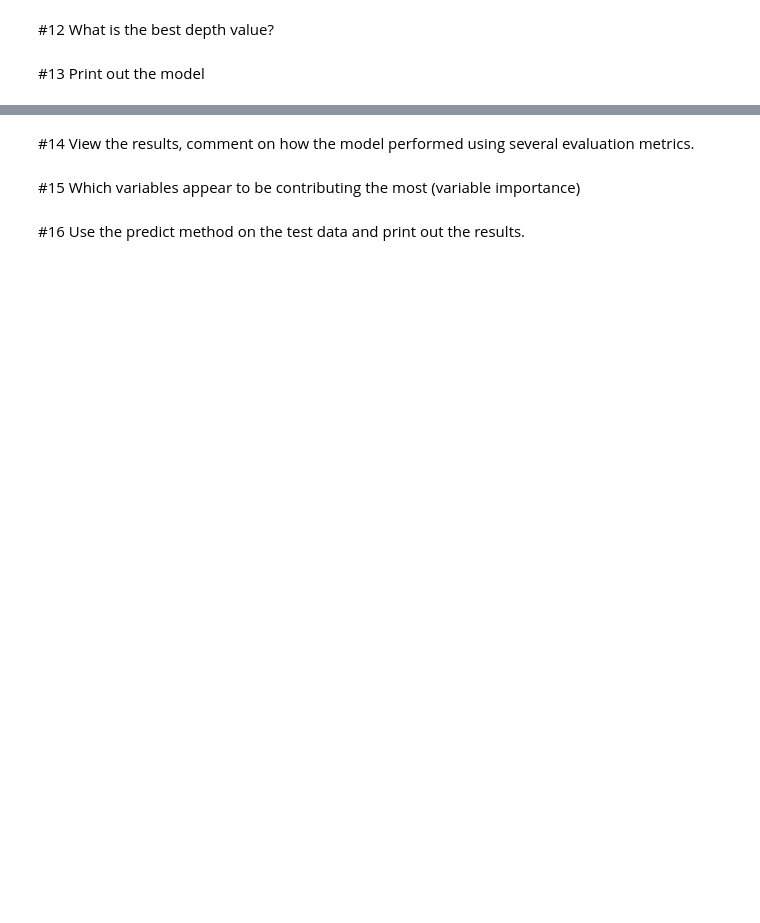
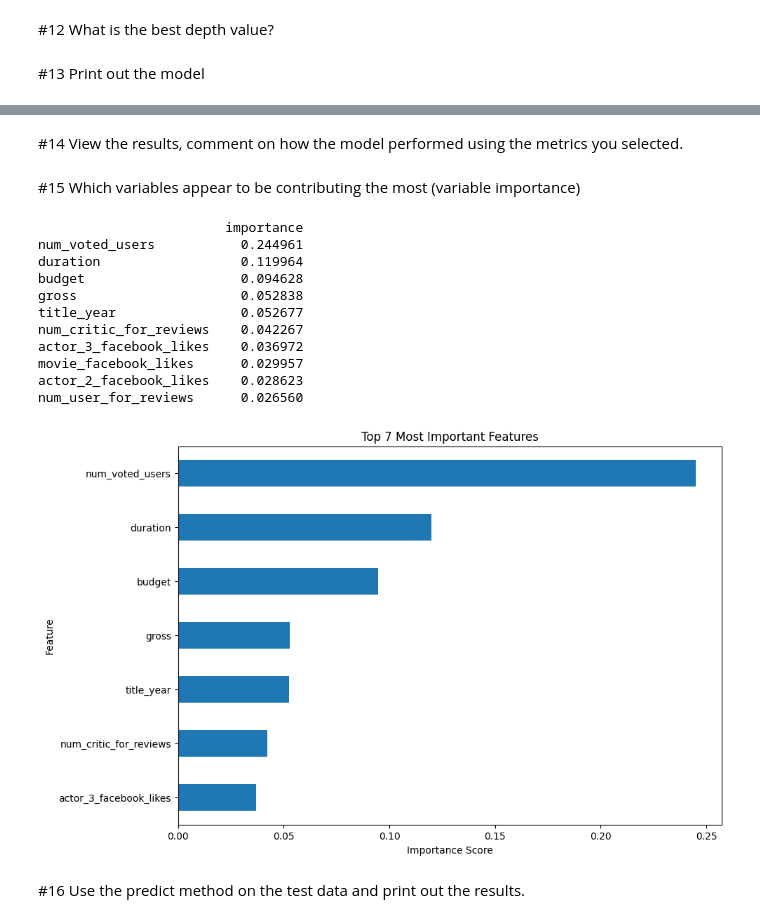
Before and after one commit to UVADS/DS-3021, a Jupyter notebook: 08_DT_Class/DT_Class_Lab.ipynb, the cells around one changed output, grey strips where cells are left out. Cells and saved outputs as stored; diff of their text form; code cells hidden in the pictures; blank space fills up the shorter version.

```diff
--- a/08_DT_Class/DT_Class_Lab.ipynb
+++ b/08_DT_Class/DT_Class_Lab.ipynb
@@ -41,4 +243,8 @@ import numpy as np
 # %% [markdown]
 #9 Build the classifier object
+# %%
+dt_model = DecisionTreeClassifier(random_state=42)
+#DecisionTreeClassifier- learns how to split the data into branches based on
+#different features (like budget, genre, etc.) to predict your target (high_rating)
 # %% [markdown]
 #10 Use the kfold object and the scoring metric to find the best hyperparameter value for max depth via the grid search method.
@@ -44,0 +267,12 @@ import numpy as np
+# %%
+grid_search = GridSearchCV(
+    estimator=dt_model,
+    param_grid=param_grid,
+    cv=kf,                       # your RepeatedStratifiedKFold from earlier
+    scoring=scoring,
+    n_jobs=-1
+)
+
+grid_search.fit(X_train_encoded, y_train)
+print("Best max_depth:", grid_search.best_params_['max_depth'])
+print("Best balanced accuracy score:", grid_search.best_score_)
@@ -45,2 +282,7 @@ import numpy as np
 # %% [markdown]
 #11 Fit the model to the training data.
+# %%
+best_model = grid_search.best_estimator_
+best_model.fit(X_train_encoded, y_train)
+#max_depth=17 is the best depth selected by the  earlier grid search
+#the tree has now been trained on the full training data
@@ -51,2 +325,2 @@ import numpy as np
 # %% [markdown]
-#14 View the results, comment on how the model performed using several evaluation metrics.
+#14 View the results, comment on how the model performed using the metrics you selected.
@@ -53,4 +337,39 @@ import numpy as np
 # %% [markdown]
 #15 Which variables appear to be contributing the most (variable importance)
+# %%
+# Variable importance from my trained best model
+varimp = pd.DataFrame(
+    best_model.feature_importances_,
+    index=X_train_encoded.columns,
+    columns=['importance']
+).sort_values('importance', ascending=False)
+
+print(varimp.head(10))  # View top 10 features
+import matplotlib.pyplot as plt
+
+# Plotting the 7 most important features
+plt.figure(figsize=(10,7))
+varimp['importance'].nlargest(7).plot(kind='barh')
+plt.title("Top 7 Most Important Features")
+plt.xlabel("Importance Score")
+plt.ylabel("Feature")
+plt.gca().invert_yaxis()  # Most important feature on top
+plt.show()
+
+#The most important features in the model were those with the highest influence on splitting
+#decisions during training
+# %% [output]
+                        importance
+num_voted_users           0.244961
+duration                  0.119964
+budget                    0.094628
+gross                     0.052838
+title_year                0.052677
+num_critic_for_reviews    0.042267
+actor_3_facebook_likes    0.036972
+movie_facebook_likes      0.029957
+actor_2_facebook_likes    0.028623
+num_user_for_reviews      0.026560
+[figure, added]
 # %% [markdown]
 #16 Use the predict method on the test data and print out the results.
```
Also changed, not shown: parts of 36 cells of this notebook, 1 other file.
